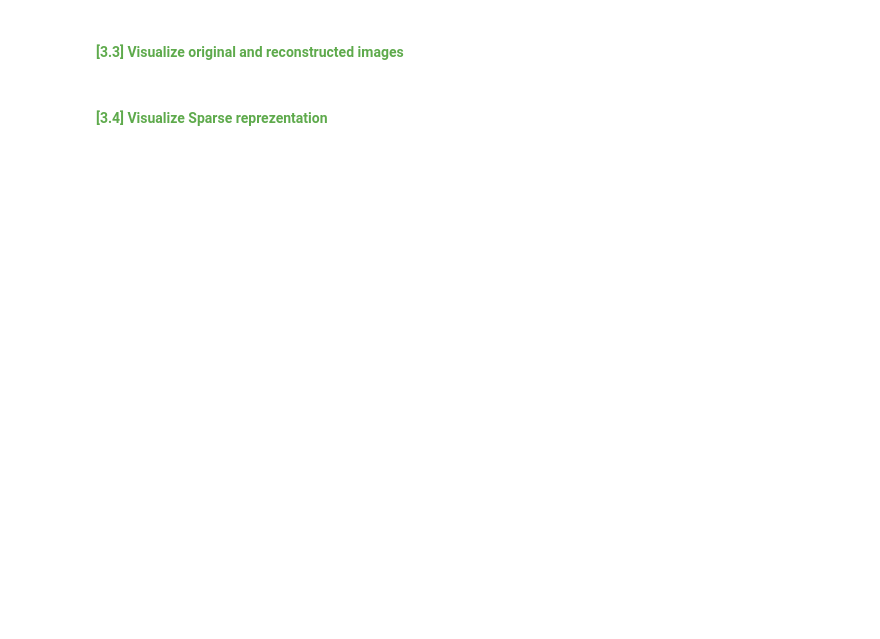
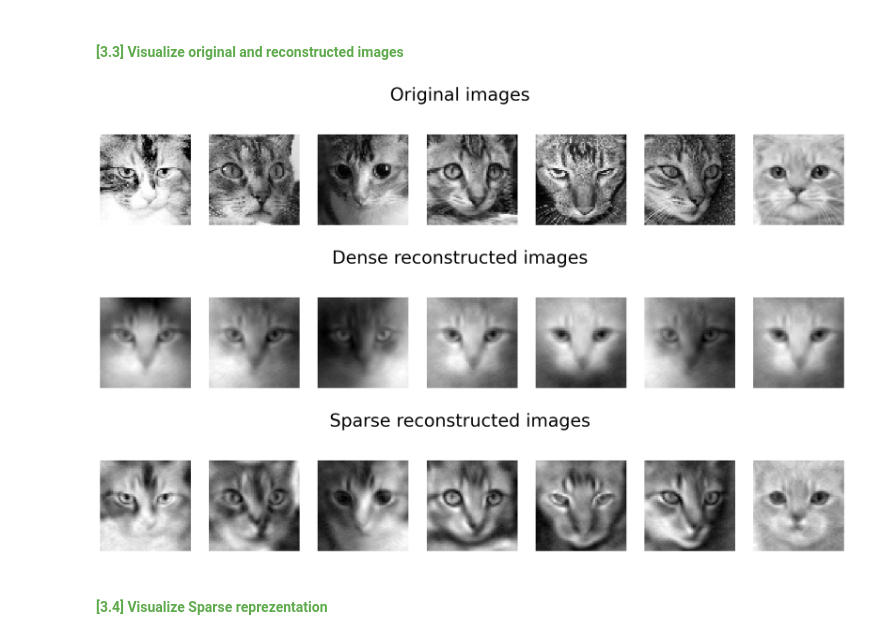
Before and after one commit to Crash285github/nyaural_catwork, a Jupyter notebook: notebook.ipynb, the cells around one changed output. Cells and saved outputs as stored; diff of their text form; code cells hidden in the pictures; blank space fills up the shorter version.

```diff
--- a/notebook.ipynb
+++ b/notebook.ipynb
@@ -125,16 +142,23 @@ class DenseAutoEncoder(nn.Module):
     super(DenseAutoEncoder, self).__init__()
     self.encoder = nn.Sequential(
       nn.Flatten(), # (N, 64, 64) --> (N, 4096)
-      nn.Linear(64*64, 24*24), # (N, 4096) --> (N, 256)
+      nn.Linear(64**2, 48**2), # (N, 4096) --> (N, 256)
       nn.ReLU(),
-      nn.Linear(24*24, 16*16),
+      nn.Linear(48**2, 32**2),
+      nn.ReLU(),
+      nn.Linear(32**2, 16**2),
+      nn.ReLU(),
+      nn.Linear(16**2, 8**2),
     )
 
     self.decoder = nn.Sequential(
-      nn.Linear(16*16, 24*24),
+      nn.Linear(8**2, 16**2),
       nn.ReLU(),
-      nn.Linear(24*24, 64*64),
-      nn.Sigmoid()
+      nn.Linear(16**2, 32**2),
+      nn.ReLU(),
+      nn.Linear(32**2, 48**2),
+      nn.ReLU(),
+      nn.Linear(48**2, 64**2),
     )
 
   def forward(self, x):
@@ -156,14 +180,13 @@ class SparseAutoEncoder(nn.Module):
       nn.Flatten(), # (N, 64, 64) --> (N, 4096)
       nn.Linear(64**2, 48**2), # (N, 4096) --> (N, 256)
       nn.ReLU(),
-      nn.Linear(48**2, 24**2),
+      nn.Linear(48**2, 32**2),
     )
 
     self.decoder = nn.Sequential(
-      nn.Linear(24**2, 48**2),
+      nn.Linear(32**2, 48**2),
       nn.ReLU(),
       nn.Linear(48**2, 64**2),
-      nn.Sigmoid()
     )
 
   def forward(self, x):
@@ -274,17 +315,19 @@ for epoch in range(1000):
 #### <font color='#5EAA4C'> [3.3] Train SparseAutoEncoder</font>
 # %%
 # Sparse model
-sparse_model = SparseAutoEncoder().to(device)
+sparse_model = SparseAutoEncoder(l1_lam=0.0006).to(device)
 sparse_criterion = nn.MSELoss()
-sparse_optimizer = optim.Adam(sparse_model.parameters(), lr=0.00017)
+sparse_optimizer = optim.Adam(sparse_model.parameters(), lr=0.00014)
 
 early_stopper = EarlyStopper(model=sparse_model, patience=5)
 for epoch in range(1000):
   print(f'Epoch {epoch+1}:')
 
   train_loss = train_one_epoch(sparse_model, sparse_optimizer, train_dataloader, sparse_criterion)
-  print(f'\t| loss: {train_loss:.4f}, l1: {sparse_model.regularization():.4f} ({(sparse_model.regularization() / train_loss *100):.0f}%)')
+  l1_to_loss_percentage = (sparse_model.regularization() / train_loss *100)
+  print(f'\t| loss: {train_loss:.4f}, l1: {sparse_model.regularization():.4f} ({l1_to_loss_percentage:.0f}%)')
 
+  prev_val_loss = val_loss
   val_loss = test_model(sparse_model, val_dataloader, sparse_criterion, phase='Validating')
   print(f'\t| loss: {val_loss:.4f}')
 
@@ -306,42 +367,38 @@ dense_model.eval()
 sparse_model.eval()
 
 selected = np.random.choice(len(test_dataset), number_of_samples, False)
 selected_tests = [test_dataset[i] for i in selected]
 
 # Original images
 fig, axs = plt.subplots(1, number_of_samples)
-fig.set_figwidth(number_of_samples * 3)
+fig.set_figwidth(24)
 fig.suptitle("Original images", fontsize=32)
 for image, ax in zip(selected_tests, axs.flatten()):
     ax.imshow(image.permute(1,2,0), cmap='gray')
     ax.axis('off')
 
 with torch.no_grad():
   # Dense model reconstructed images
   fig, axs = plt.subplots(1, number_of_samples)
   fig.set_figwidth(24)
   fig.suptitle("Dense reconstructed images", fontsize=32)
   for image, ax in zip(selected_tests, axs):
       reconstructed_image = dense_model(image.to(device)).to('cpu').detach().reshape(-1,64,64)
       ax.imshow(reconstructed_image.permute(1,2,0), cmap='gray')
       ax.axis('off')
 
   # Sparse model reconstructed images
   fig, axs = plt.subplots(1, number_of_samples)
   fig.set_figwidth(24)
   fig.suptitle("Sparse reconstructed images", fontsize=32)
   for image, ax in zip(selected_tests, axs):
       reconstructed_image = sparse_model(image.to(device)).to('cpu').detach().reshape(-1,64,64)
       ax.imshow(reconstructed_image.permute(1,2,0), cmap='gray')
       ax.axis('off')
-
-
-# done
-try:
-    from google.colab import output
-    output.eval_js('new Audio("https://upload.wikimedia.org/wikipedia/commons/0/05/Beep-09.ogg").play()')
-except:
-    pass
+# %% [output]
+[figure, added]
+[figure, added]
+[figure, added]
 # %% [markdown]
 #### <font color='#5EAA4C'> [3.4] Visualize Sparse reprezentation</font>
 # %%
```
Also changed, not shown: parts of 9 cells of this notebook.
